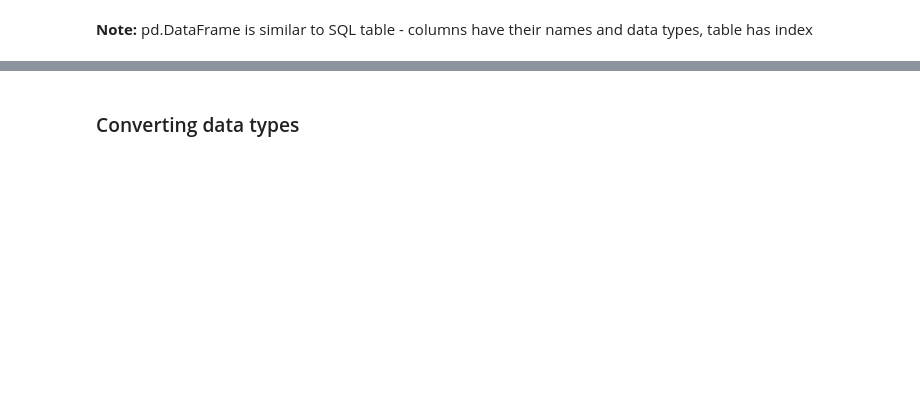
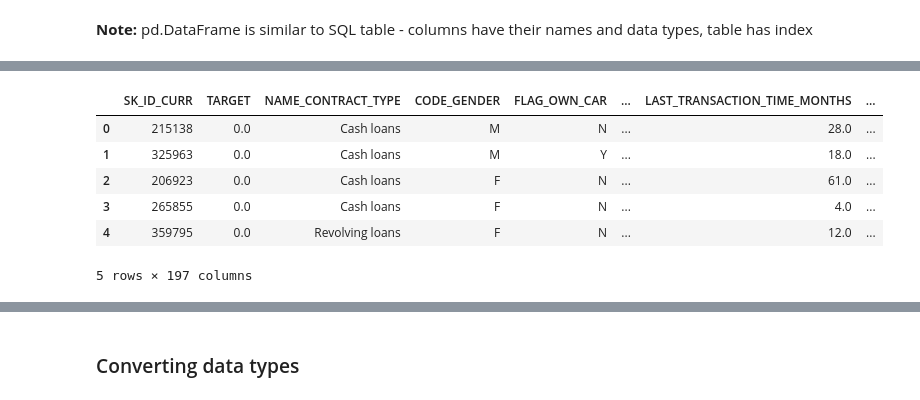
Before and after one commit to PavolSimko/data-science-2, a Jupyter notebook: Practicals/02_python_intro/python_intro.ipynb, the cells around one changed output, grey strips where cells are left out. Drawn from its saved outputs; the diff is of its cells as text; code cells hidden in the pictures; blank space fills up the shorter version.

```diff
--- a/Practicals/02_python_intro/python_intro.ipynb
+++ b/Practicals/02_python_intro/python_intro.ipynb
@@ -1608,8 +1929,16 @@ data.head()
 # %%
 # this controls how many columns are displayed
-pd.options.display.max_columns = 200
+pd.options.display.max_columns = 10
 
 data.head()
+# %% [output]
+|  | SK_ID_CURR | TARGET | NAME_CONTRACT_TYPE | CODE_GENDER | FLAG_OWN_CAR | ... | LAST_TRANSACTION_TIME_MONTHS | ... |
+| 0 | 215138 | 0.0 | Cash loans | M | N | ... | 28.0 | ... |
+| 1 | 325963 | 0.0 | Cash loans | M | Y | ... | 18.0 | ... |
+| 2 | 206923 | 0.0 | Cash loans | F | N | ... | 61.0 | ... |
+| 3 | 265855 | 0.0 | Cash loans | F | N | ... | 4.0 | ... |
+| 4 | 359795 | 0.0 | Revolving loans | F | N | ... | 12.0 | ... |
+5 rows × 197 columns
 # %%
 # get descriptive stats
 data.describe()
```
Also changed, not shown: parts of 118 cells of this notebook, 6 other files.
